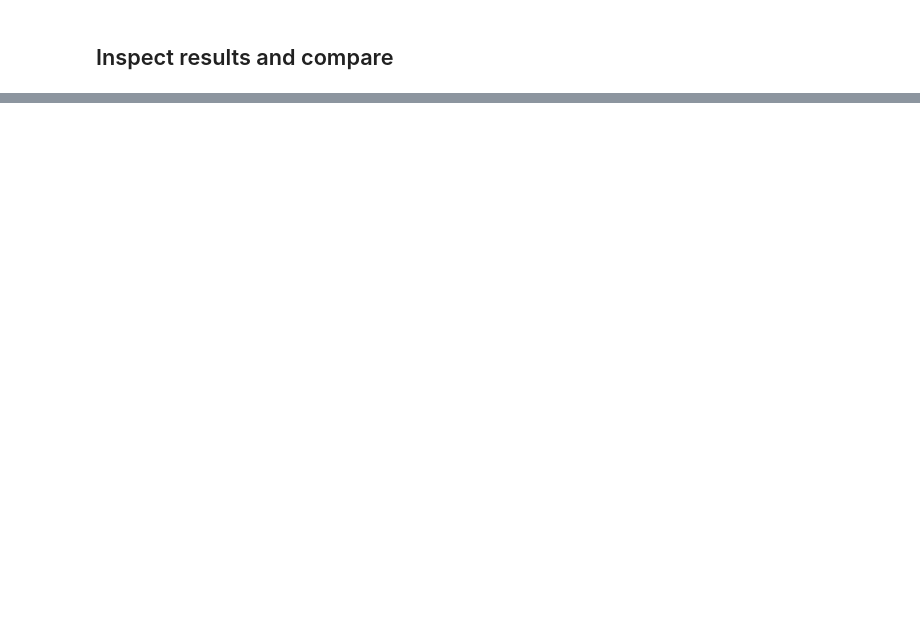
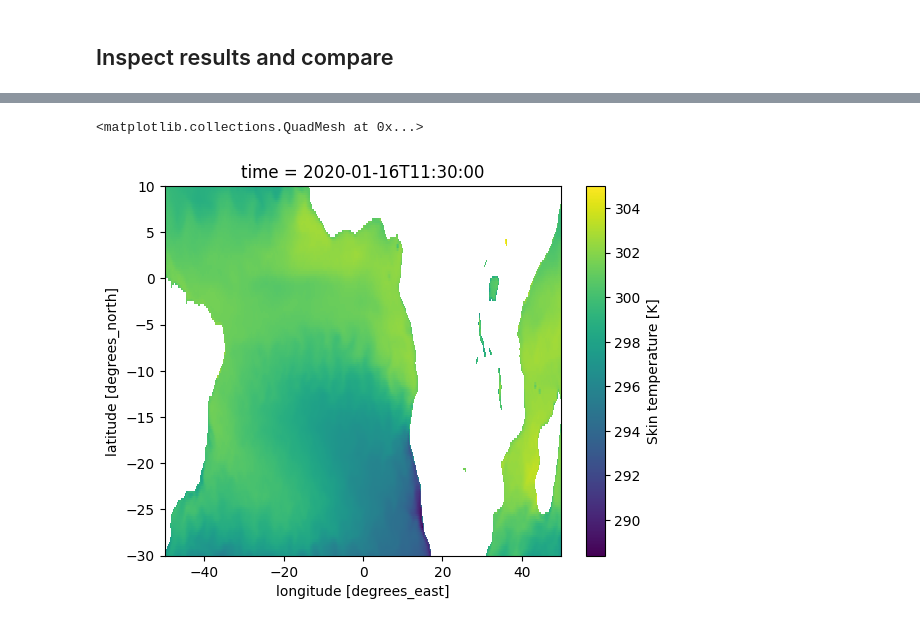
Before and after one commit to ESMValGroup/ClimaNet, a Jupyter notebook: notebooks/example.ipynb, the cells around one changed output, grey strips where cells are left out. Cells and saved outputs as stored; diff of their text form; code cells hidden in the pictures; blank space fills up the shorter version.

```diff
--- a/notebooks/example.ipynb
+++ b/notebooks/example.ipynb
@@ -175,0 +162,5 @@ plot_results(masked_err_baseline, masked_err_predictions, label="error %", title
+# %%
+monthly_subset["ts"].where(ocean).isel(time=0).plot()
+# %% [output]
+<matplotlib.collections.QuadMesh at 0x...>
+[figure, added]
```
Also changed, not shown: parts of 28 cells of this notebook.
